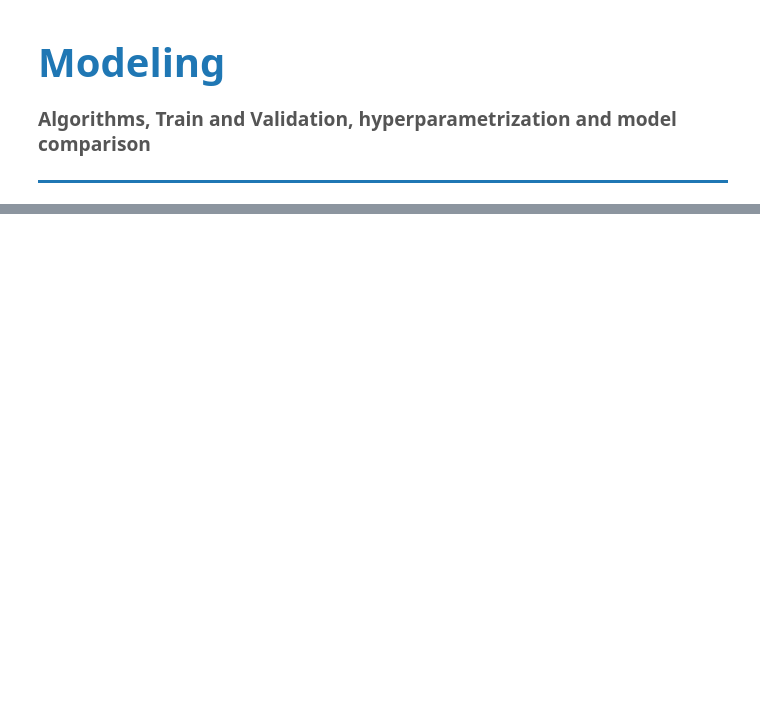
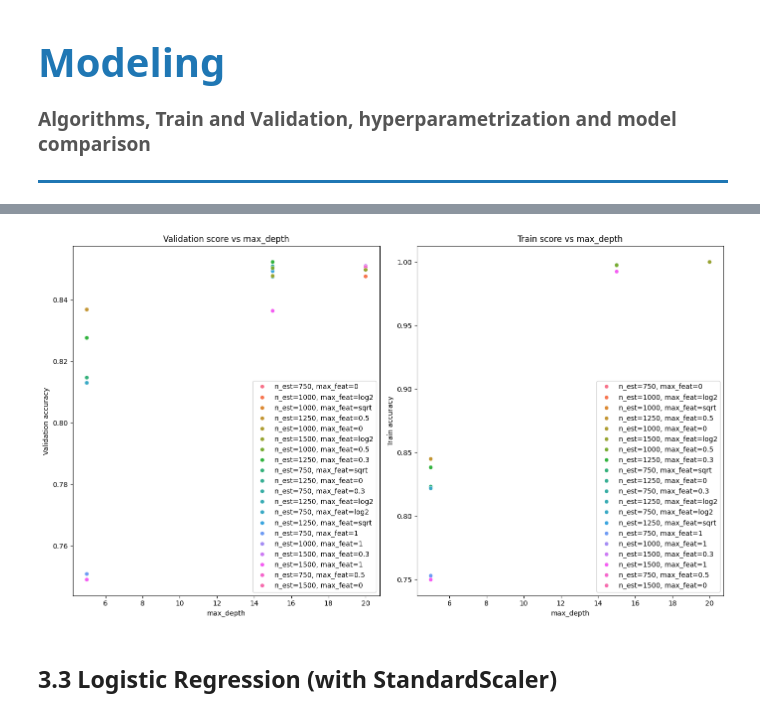
Before and after one commit to sergiopatinha/EnterpriseDataScienceBootcamp_workgroup, a Jupyter notebook: notebooks/04_modeling.ipynb, the cells around one changed output, grey strips where cells are left out. Drawn from its saved outputs; the diff is of its cells as text; code cells hidden in the pictures; blank space fills up the shorter version.

```diff
--- a/notebooks/04_modeling.ipynb
+++ b/notebooks/04_modeling.ipynb
@@ -76,7 +92,7 @@ def load_all_processed_data(path: str = "../data/processed"):
     embedded_datasets = {
         "X_xgb_embeded": "X_xgb_embeded.parquet",
         "X_rf_embeded": "X_rf_embeded.parquet",
-        "X_log_embeded": "X_log_embeded.parquet",
+        "X_log_embeded": "X_log_wrapper.parquet",
         "X_dt_embeded": "X_dt_embeded.parquet",
         "X_log_l1_embeded": "X_log_l1_embeded.parquet",
     }
@@ -499,0 +655,50 @@ print("\n✅ Resultados guardados em data/processed/model_results.csv")
+# %%
+import seaborn as sns
+import matplotlib.pyplot as plt
+import pandas as pd
+
+def combo_label(row):
+    return f"n_est={row['param_n_estimators']}, max_feat={row['param_max_features']}"
+
+results["combo"] = results.apply(combo_label, axis=1)
+
+
+# results = DataFrame construído antes
+# já tem as colunas: param_max_depth, mean_train_score, mean_test_score, combo
+
+fig, ax = plt.subplots(1, 2, figsize=(14, 8))
+
+# --- VALIDATION ---
+sns.scatterplot(
+    data=results,
+    x="param_max_depth",
+    y="mean_test_score",
+    hue="combo",
+    ax=ax[0]
+)
+
+ax[0].set_title("Validation score vs max_depth")
+ax[0].legend(loc="lower right")     # <<-- legenda do subplot 0
+ax[0].set_xlabel("max_depth")
+ax[0].set_ylabel("Validation accuracy")
+
+# --- TRAIN ---
+sns.scatterplot(
+    data=results,
+    x="param_max_depth",
+    y="mean_train_score",
+    hue="combo",
+    ax=ax[1]
+)
+
+ax[1].set_title("Train score vs max_depth")
+ax[1].legend(loc="lower right")      # <<-- legenda do subplot 1
+ax[1].set_xlabel("max_depth")
+ax[1].set_ylabel("Train accuracy")
+
+plt.tight_layout()
+plt.show()
+# %% [output]
+[figure, added]
+# %% [markdown]
+## **3.3 Logistic Regression (with StandardScaler)**
```
Also changed, not shown: parts of 46 cells of this notebook.
